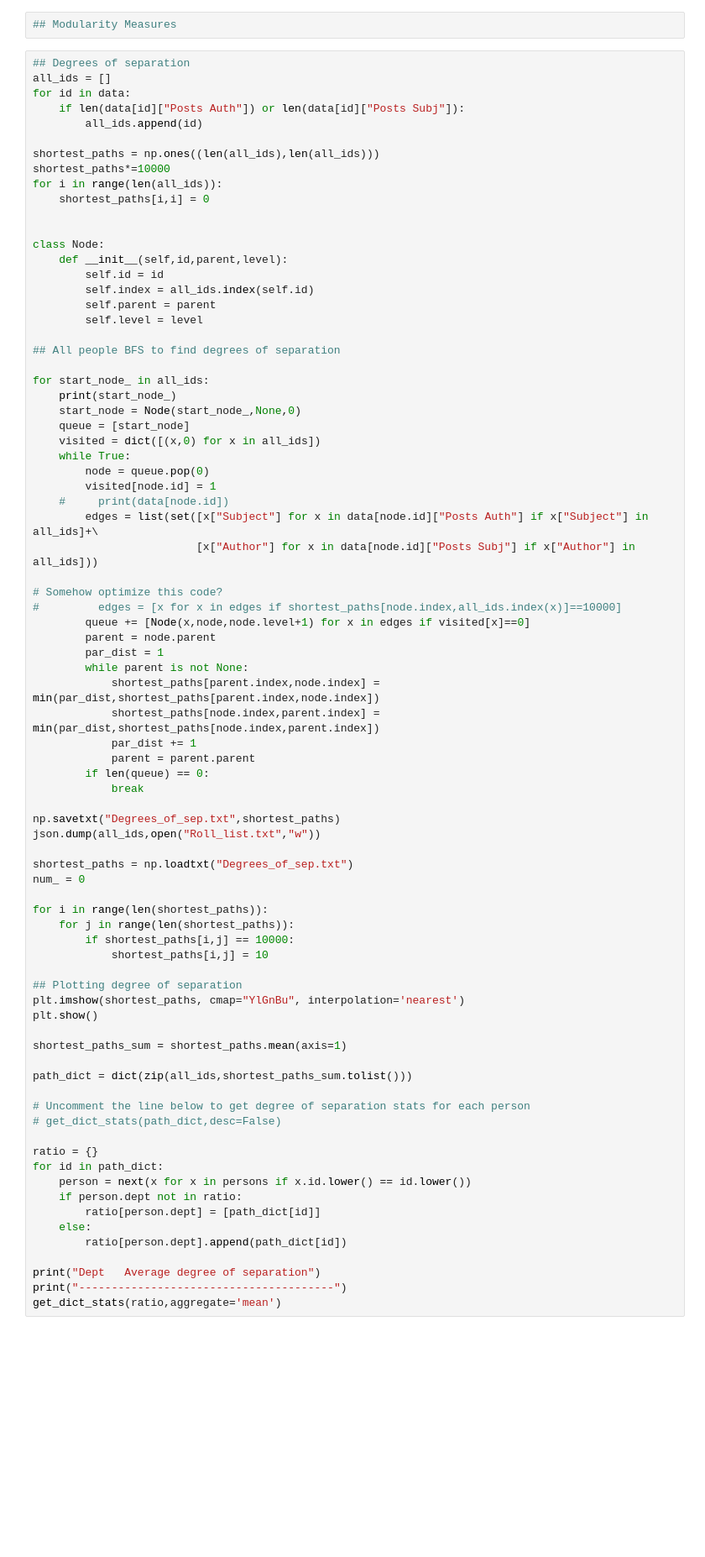
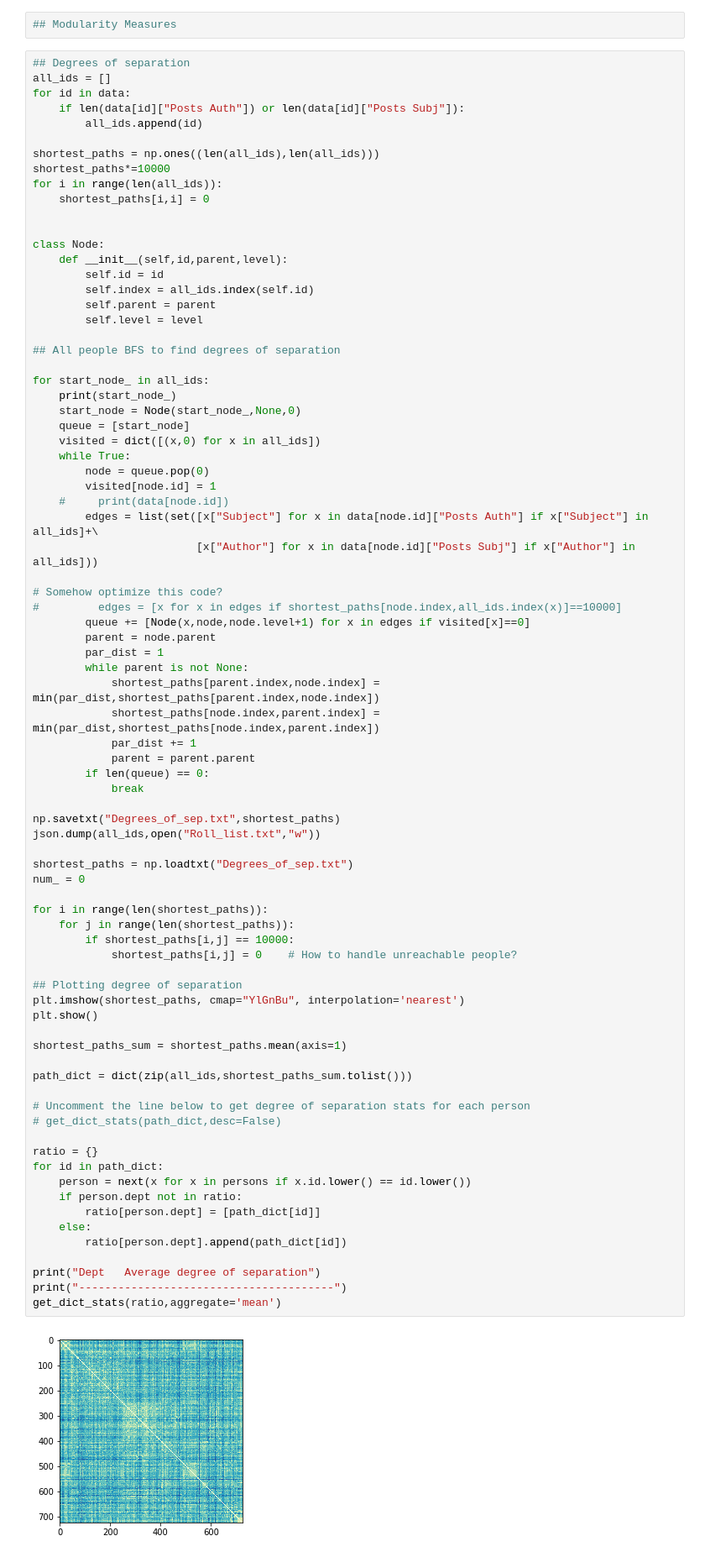
Before and after one commit to anshuln/Yearbook_analysis, a Jupyter notebook: analyze.ipynb, the cells around one changed output. Shown at 84% size. Cells and saved outputs as stored; diff of their text form; blank space fills up the shorter version.

```diff
--- a/analyze.ipynb
+++ b/analyze.ipynb
@@ -454,31 +587,32 @@ json.dump(all_ids,open("Roll_list.txt","w"))
 shortest_paths = np.loadtxt("Degrees_of_sep.txt")
 num_ = 0
 
 for i in range(len(shortest_paths)):
     for j in range(len(shortest_paths)):
         if shortest_paths[i,j] == 10000:
-            shortest_paths[i,j] = 10
+            shortest_paths[i,j] = 0    # How to handle unreachable people?
 
 ## Plotting degree of separation
 plt.imshow(shortest_paths, cmap="YlGnBu", interpolation='nearest')
 plt.show()
 
 shortest_paths_sum = shortest_paths.mean(axis=1)
 
 path_dict = dict(zip(all_ids,shortest_paths_sum.tolist()))
 
 # Uncomment the line below to get degree of separation stats for each person
 # get_dict_stats(path_dict,desc=False)
 
 ratio = {}
 for id in path_dict:
     person = next(x for x in persons if x.id.lower() == id.lower())
     if person.dept not in ratio:
         ratio[person.dept] = [path_dict[id]]
     else:
         ratio[person.dept].append(path_dict[id])
 
 print("Dept   Average degree of separation")
 print("---------------------------------------")
 get_dict_stats(ratio,aggregate='mean')
 # %% [output]
+[figure, added]
```
Also changed, not shown: parts of 8 cells of this notebook, 1 other file.
